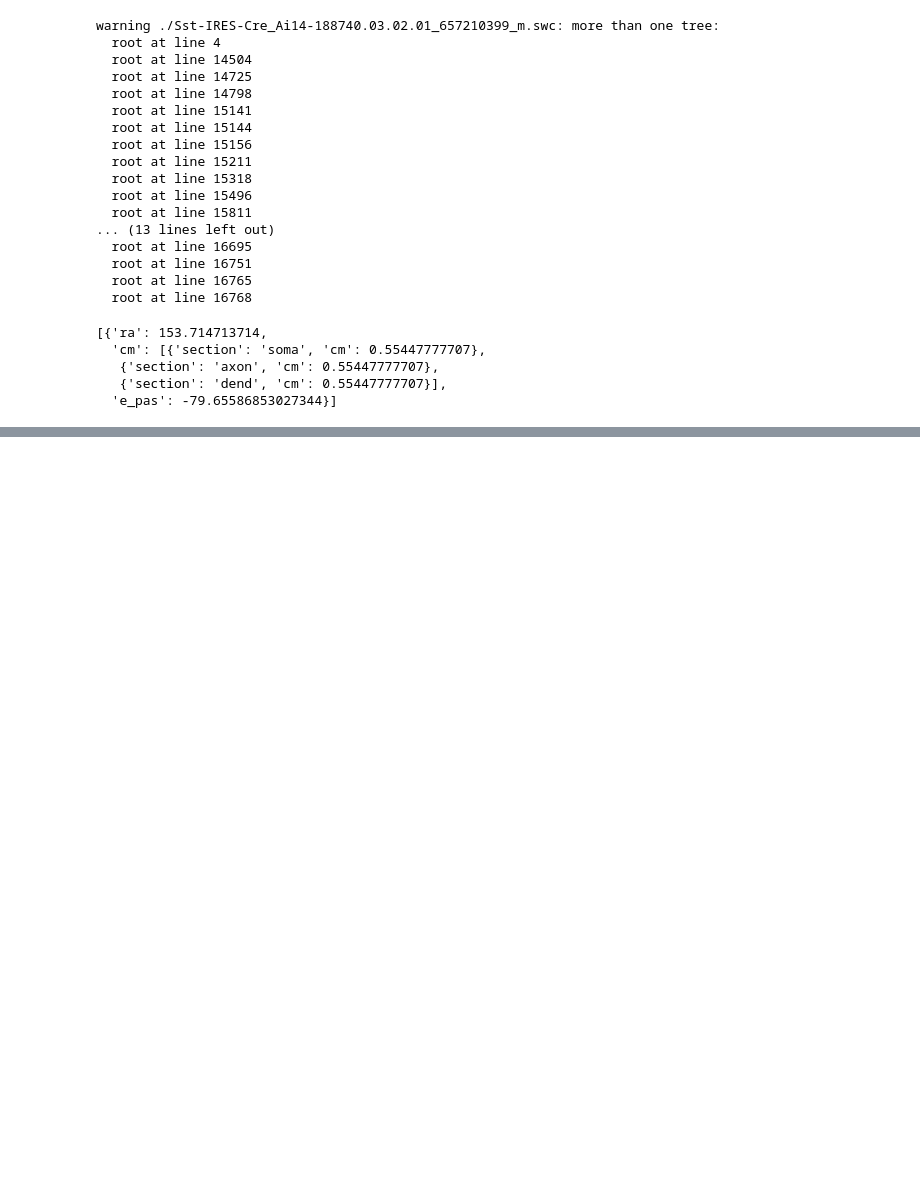
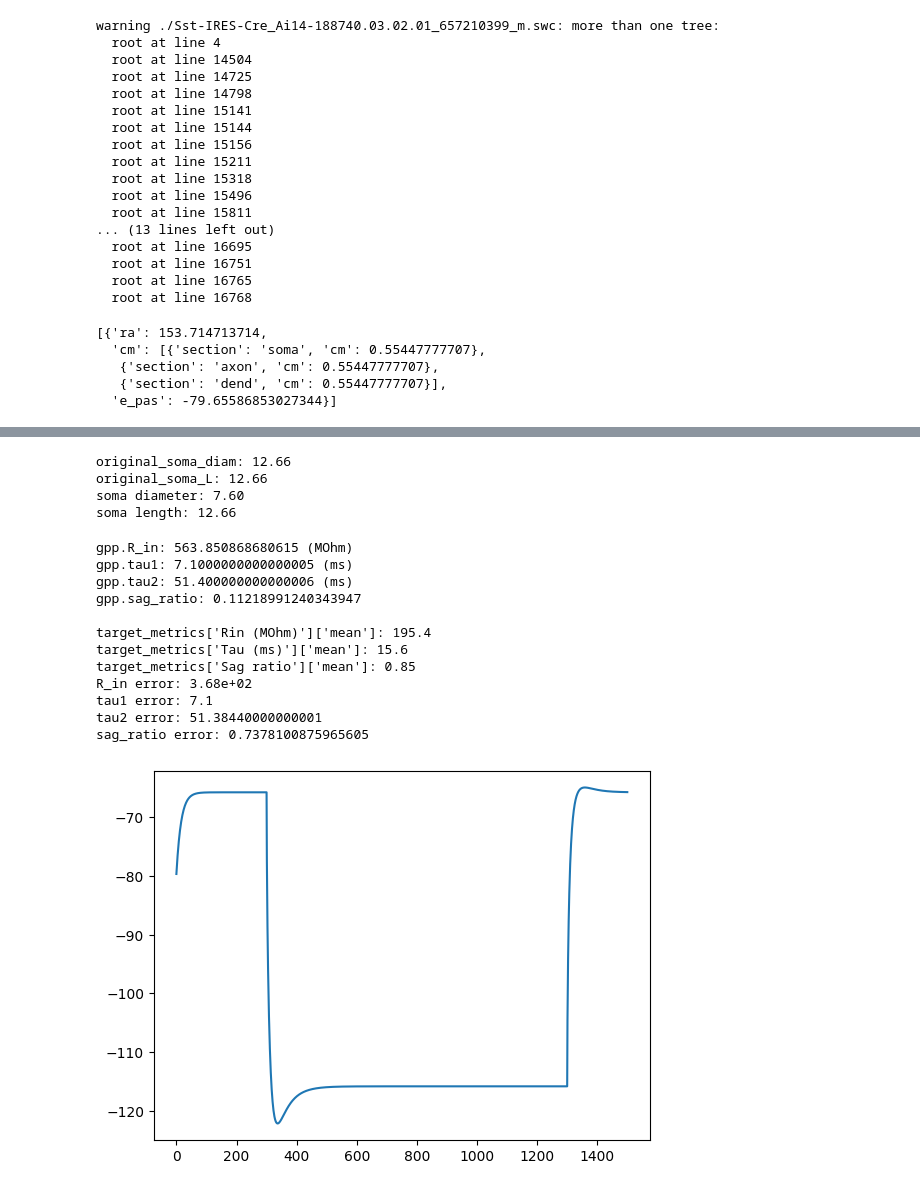
Before and after one commit to davidfague/single-cell-tuning, a Jupyter notebook: tuning_SST_PV.ipynb, the cells around one changed output, grey strips where cells are left out. Saved outputs shown, nothing was run; the diff lists cells and outputs as text; code cells hidden in the pictures; blank space fills up the shorter version.

```diff
--- a/tuning_SST_PV.ipynb
+++ b/tuning_SST_PV.ipynb
@@ -253,0 +466,63 @@ RInSimulation(h)
+# %%
+# change soma area until R_in matches
+if 'original_soma_diam' not in locals():
+    original_soma_diam = h.soma[0](0.5).diam
+if 'original_soma_L' not in locals():
+    original_soma_L = h.soma[0].L
+
+h.soma[0].diam = original_soma_diam * 0.6
+h.soma[0].L = original_soma_L * 1
+
+print(f"original_soma_diam: {original_soma_diam:.2f}")
+print(f"original_soma_L: {original_soma_L:.2f}")
+
+print(f"soma diameter: {h.soma[0].diam:.2f}")
+print(f"soma length: {h.soma[0].L:.2f}")
+# %% [output]
+original_soma_diam: 12.66
+original_soma_L: 12.66
+soma diameter: 7.60
+soma length: 12.66
+# %%
+stim = h.IClamp(h.soma[0](0.5))
+stim.amp = -0.1
+stim.delay = 300.0
+stim.dur = 1000
+h.tstop = 1500.0
+h.dt = 0.1
+h.steps_per_ms = 1 / h.dt
+
+v = h.Vector().record(h.soma[0](0.5)._ref_v)
+# h.finitialize()
+h.run()
+plt.plot(v.as_numpy()[::10])
+
+# recompute passive properties
+gpp = ACTPassiveModule.compute_gpp(v.as_numpy(), h.dt, stim.delay, stim.delay+stim.dur, stim.amp)
+print(f"gpp.R_in: {gpp.R_in} (MOhm)")
+print(f"gpp.tau1: {gpp.tau1} (ms)")
+print(f"gpp.tau2: {gpp.tau2} (ms)")
+print(f"gpp.sag_ratio: {gpp.sag_ratio}\n")
+
+print(f"target_metrics['Rin (MOhm)']['mean']: {target_metrics['Rin (MOhm)']['mean']}")
+print(f"target_metrics['Tau (ms)']['mean']: {target_metrics['Tau (ms)']['mean']}")
+print(f"target_metrics['Sag ratio']['mean']: {target_metrics['Sag ratio']['mean']}")
+
+print(f"R_in error: {abs(gpp.R_in - target_metrics['Rin (MOhm)']['mean']):.3}")
+print(f"tau1 error: {abs(gpp.tau1 - target_metrics['Tau (ms)']['mean'] / 1000):.2}")
+print(f"tau2 error: {abs(gpp.tau2 - target_metrics['Tau (ms)']['mean'] / 1000)}") # not why there is tau1 and tau2
+print(f"sag_ratio error: {abs(gpp.sag_ratio - target_metrics['Sag ratio']['mean'])}")
+# %% [output]
+gpp.R_in: 563.850868680615 (MOhm)
+gpp.tau1: 7.1000000000000005 (ms)
+gpp.tau2: 51.400000000000006 (ms)
+gpp.sag_ratio: 0.11218991240343947
+
+target_metrics['Rin (MOhm)']['mean']: 195.4
+target_metrics['Tau (ms)']['mean']: 15.6
+target_metrics['Sag ratio']['mean']: 0.85
+R_in error: 3.68e+02
+tau1 error: 7.1
+tau2 error: 51.38440000000001
+sag_ratio error: 0.7378100875965605
+[figure, added]
```
Also changed, not shown: parts of 43 cells of this notebook.
